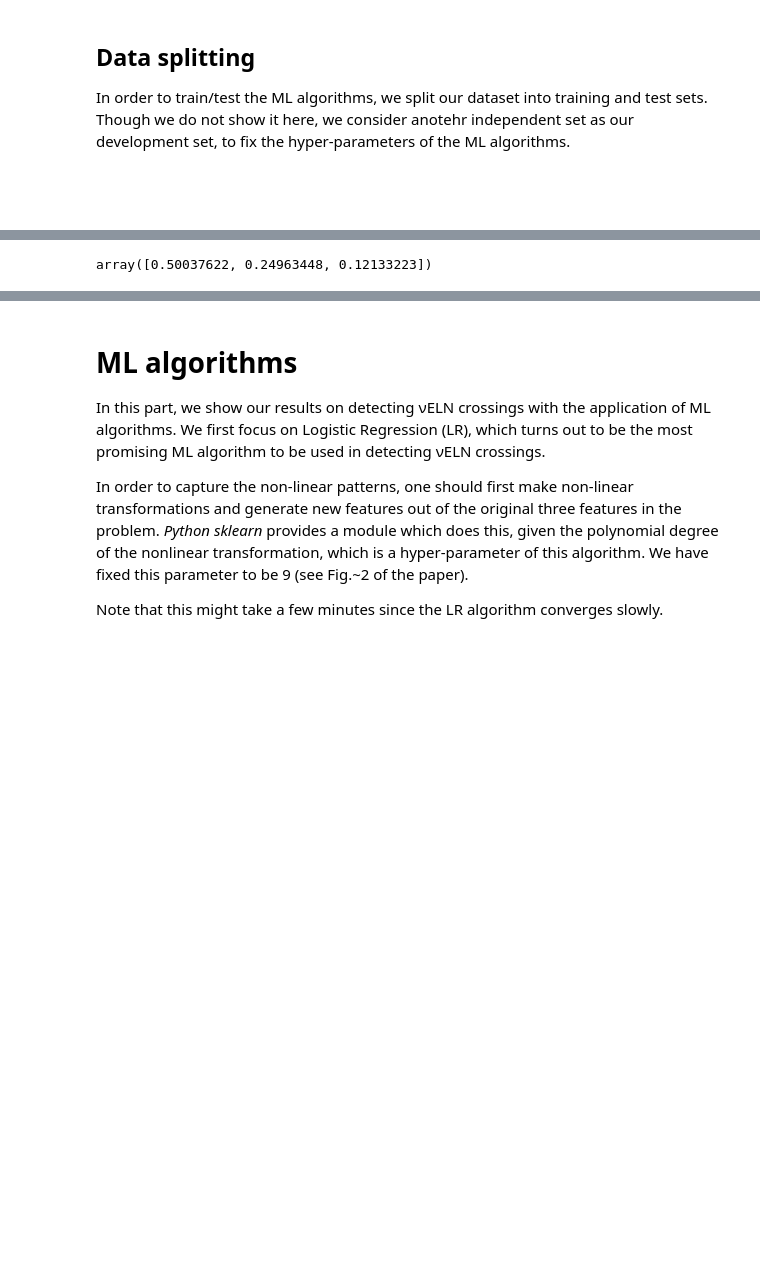
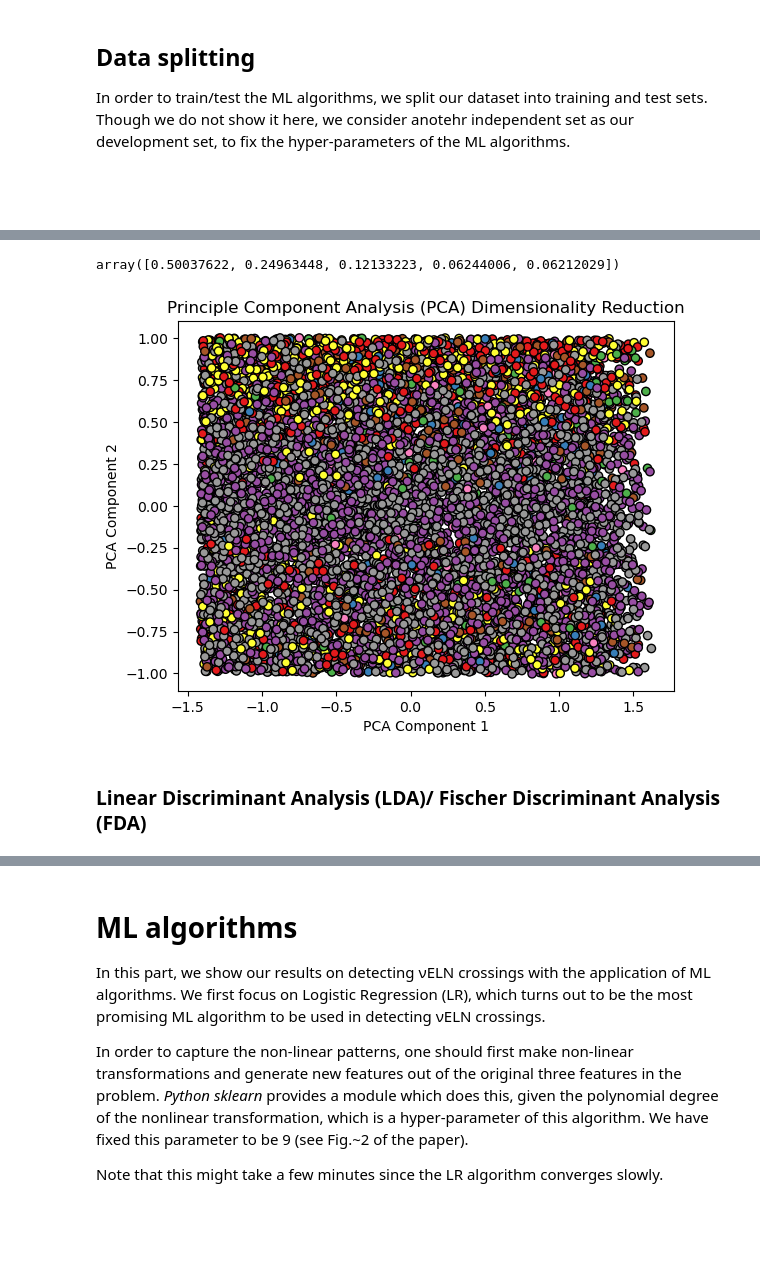
Before and after one commit to Srishti-Goel/Neutrino-Flavour-Oscillations-in-Supernovae, a Jupyter notebook: code/fastModes_all_crossings.ipynb, the cells around one changed output, grey strips where cells are left out. Drawn from its saved outputs; the diff is of its cells as text; code cells hidden in the pictures; blank space fills up the shorter version.

```diff
--- a/code/fastModes_all_crossings.ipynb
+++ b/code/fastModes_all_crossings.ipynb
@@ -496,12 +516,23 @@ X_train, X_test, y_train, y_test = train_test_split(X, y, test_size = 0.2, rando
 # %%
 from sklearn.decomposition import PCA
 
-pca = PCA(n_components = 3)
+pca = PCA(n_components = 5)
 
-X_train = pca.fit_transform(X_train)
-X_test = pca.transform(X_test)
+X_train_pca = pca.fit_transform(X_train)
+X_test_pca = pca.transform(X_test)
 
 explained_variance = pca.explained_variance_ratio_
 explained_variance
 # %% [output]
-array([0.50037622, 0.24963448, 0.12133223])
+array([0.50037622, 0.24963448, 0.12133223, 0.06244006, 0.06212029])
+# %%
+# Plot the reduced data
+plt.scatter(X_test_pca[:, 0], X_test_pca[:, 1], c=y_test, cmap=plt.cm.Set1, edgecolor='k')
+plt.xlabel('PCA Component 1')
+plt.ylabel('PCA Component 2')
+plt.title('Principle Component Analysis (PCA) Dimensionality Reduction')
+plt.show()
+# %% [output]
+[figure, added]
+# %% [markdown]
+### Linear Discriminant Analysis (LDA)/ Fischer Discriminant Analysis (FDA)
```
Also changed, not shown: parts of 36 cells of this notebook, 5 other files.
